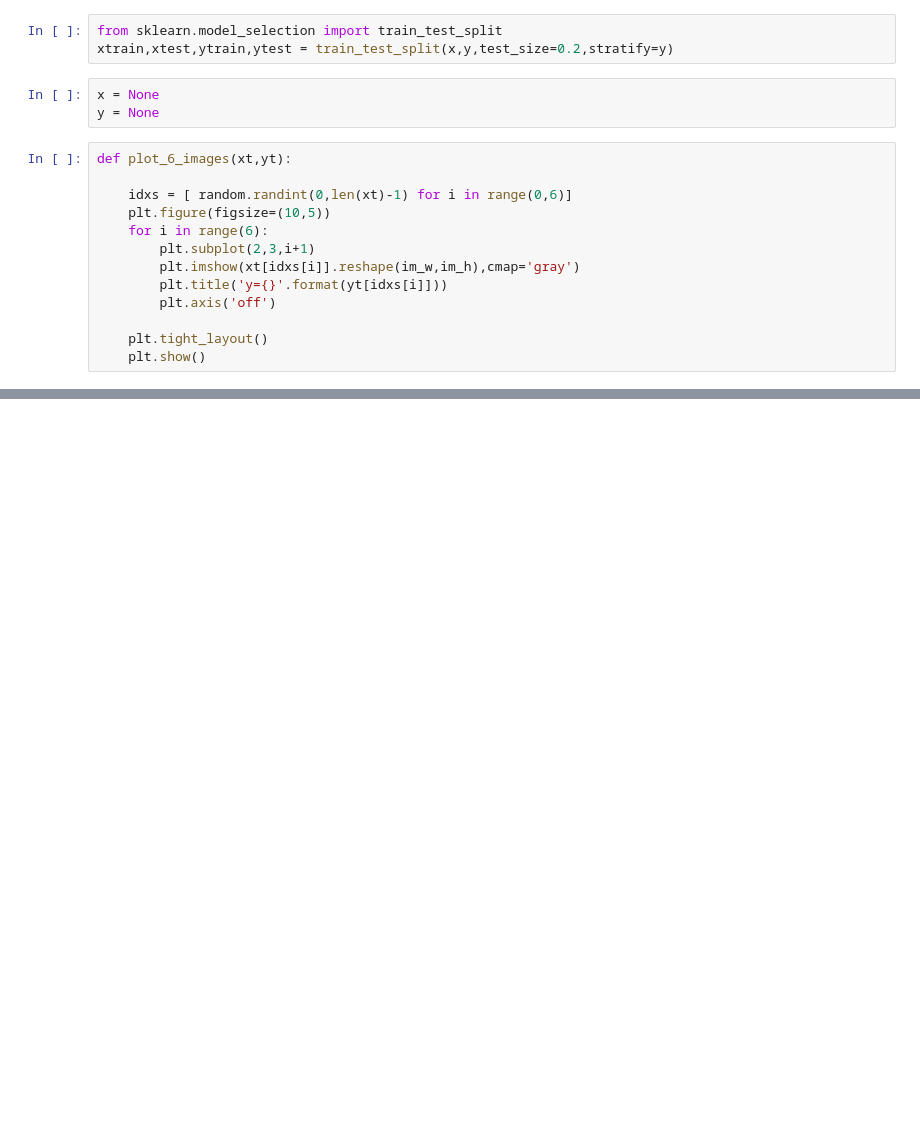
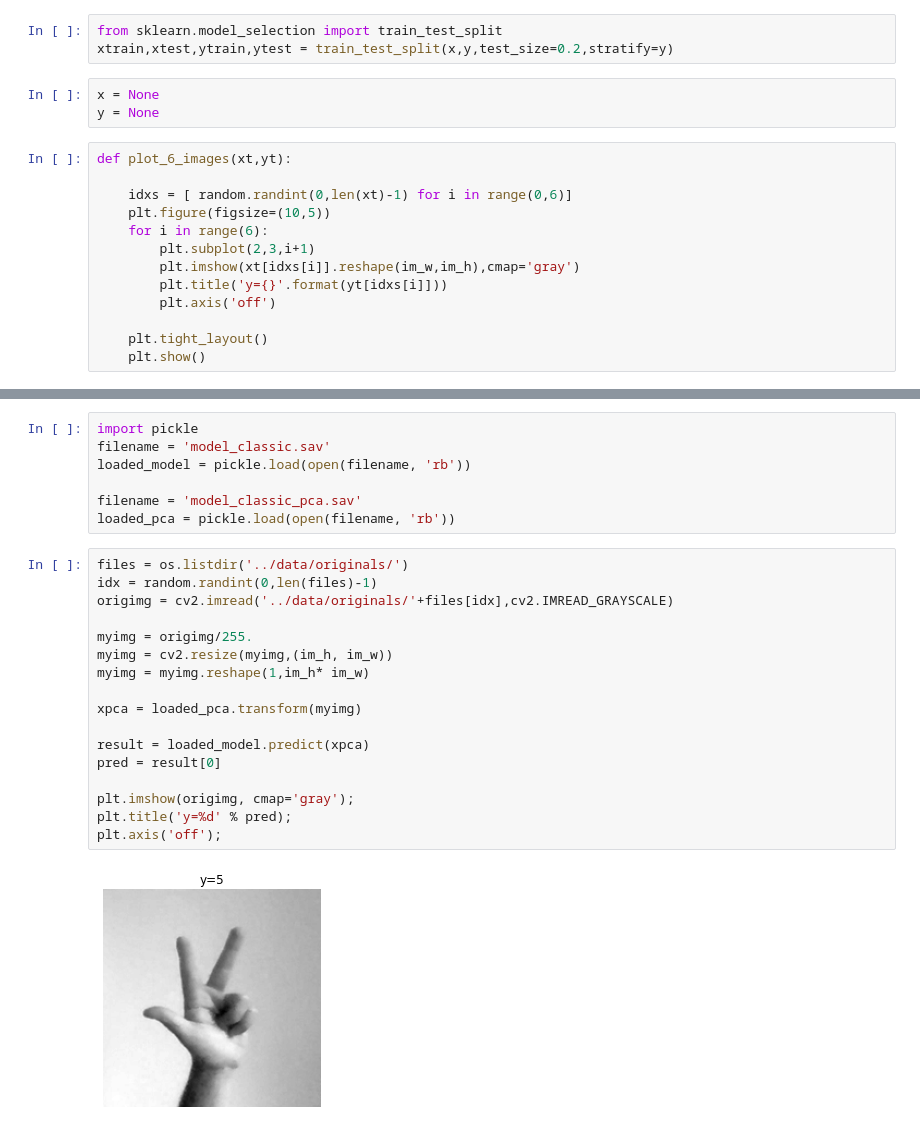
Before and after one commit to terman37/Neural_Networks_Counting_Fingers, a Jupyter notebook: training/ml_classifier_training.ipynb, the cells around one changed output, grey strips where cells are left out. Cells and saved outputs as stored; diff of their text form; blank space fills up the shorter version.

```diff
--- a/training/ml_classifier_training.ipynb
+++ b/training/ml_classifier_training.ipynb
@@ -118,0 +211,26 @@ RandomForest     : [0.90909091 0.89772727 0.90909091] Score :  Worst: 0.8977
+# %%
+import pickle
+filename = 'model_classic.sav'
+loaded_model = pickle.load(open(filename, 'rb'))
+
+filename = 'model_classic_pca.sav'
+loaded_pca = pickle.load(open(filename, 'rb'))
+# %%
+files = os.listdir('../data/originals/')
+idx = random.randint(0,len(files)-1)
+origimg = cv2.imread('../data/originals/'+files[idx],cv2.IMREAD_GRAYSCALE)
+
+myimg = origimg/255.
+myimg = cv2.resize(myimg,(im_h, im_w))
+myimg = myimg.reshape(1,im_h* im_w)
+
+xpca = loaded_pca.transform(myimg)
+
+result = loaded_model.predict(xpca)
+pred = result[0]
+
+plt.imshow(origimg, cmap='gray');
+plt.title('y=%d' % pred);
+plt.axis('off');
+# %% [output]
+[figure, added]
```
Also changed, not shown: parts of 13 cells of this notebook, 2 other files.
